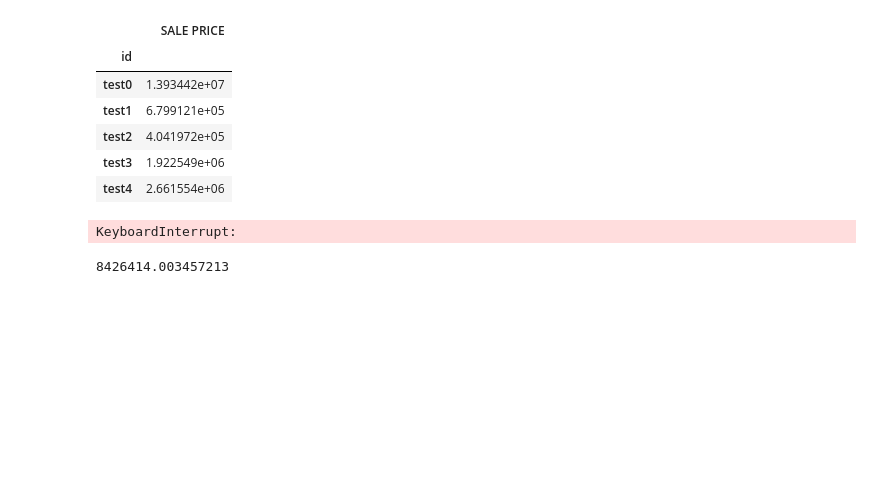
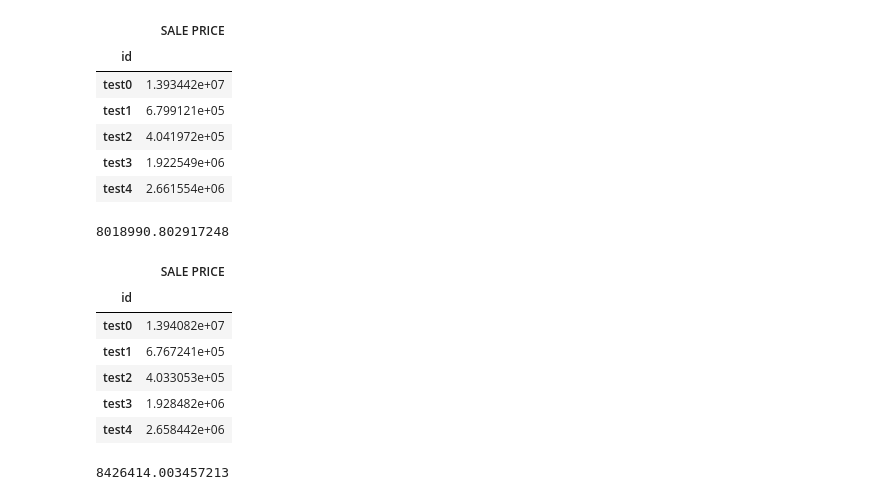
Before and after one commit to evilpegasus/Real-Estate-Price-Prediction, a Jupyter notebook: saas-2020-fall-cx-kaggle-compeition/regression.ipynb, the cells around one changed output. Saved outputs shown, nothing was run; the diff lists cells and outputs as text; code cells hidden in the pictures; blank space fills up the shorter version.

Commit message:
lasso submission 1

```diff
--- a/saas-2020-fall-cx-kaggle-compeition/regression.ipynb
+++ b/saas-2020-fall-cx-kaggle-compeition/regression.ipynb
@@ -163,13 +163,27 @@ linear_submission.head()
 | test4 | 2.661554e+06 |
 # %%
 # Lasso regression
-alpha=0.00099
-lasso_regr = linear_model.Lasso(alpha = alpha, max_iter = 50000)
+alpha = 12
+lasso_regr = linear_model.Lasso(alpha = alpha, max_iter = 500)
 lasso_regr.fit(X_train, y_train)
 Y_pred_lasso = lasso_regr.predict(X_valid)
 rmse(y_valid,Y_pred_lasso)
 # %% [output]
-KeyboardInterrupt:
+8018990.802917248
+# %%
+lasso_submission = pd.DataFrame(lasso_regr.predict(df[27864:]))
+lasso_submission.index = X_test["id"]
+lasso_submission.columns = ["SALE PRICE"]
+lasso_submission.to_csv("lasso_submission.csv")
+lasso_submission.head()
+# %% [output]
+|  | SALE PRICE |
+| id |  |
+| test0 | 1.394082e+07 |
+| test1 | 6.767241e+05 |
+| test2 | 4.033053e+05 |
+| test3 | 1.928482e+06 |
+| test4 | 2.658442e+06 |
 # %%
 # Ridge regression
 ridge = Rlinear_model.idge(alpha= 0 .01, normalize= T rue)
```
Also changed, not shown: parts of 1 cell of this notebook, 1 other file.
